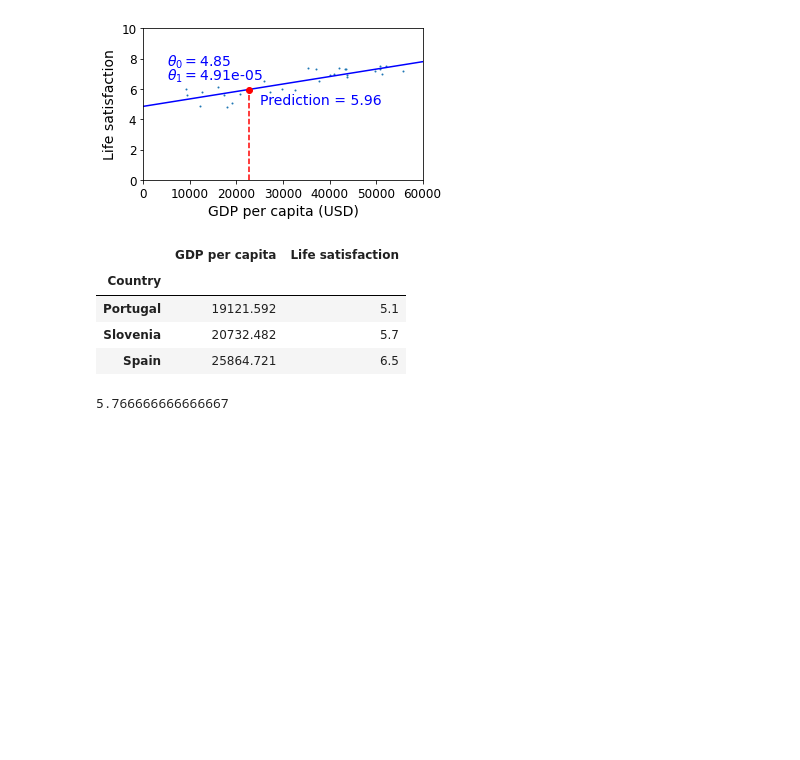
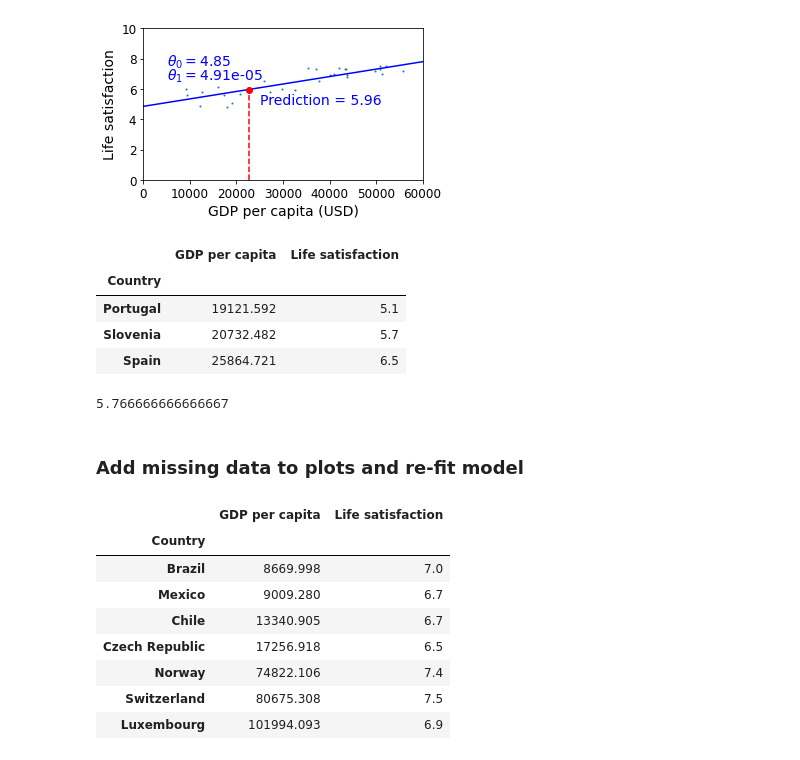
Before and after one commit to alozieoge/handson-ml2, a Jupyter notebook: MEE/Chapter1.ipynb, the cells around one changed output. Cells and saved outputs as stored; diff of their text form; code cells hidden in the pictures; blank space fills up the shorter version.

```diff
--- a/MEE/Chapter1.ipynb
+++ b/MEE/Chapter1.ipynb
@@ -542,0 +547,14 @@ sample_data["Life satisfaction"][7:10].mean()
+# %% [markdown]
+### Add missing data to plots and re-fit model
+# %%
+missing_data
+# %% [output]
+|  | GDP per capita | Life satisfaction |
+| Country |  |  |
+| Brazil | 8669.998 | 7.0 |
+| Mexico | 9009.280 | 6.7 |
+| Chile | 13340.905 | 6.7 |
+| Czech Republic | 17256.918 | 6.5 |
+| Norway | 74822.106 | 7.4 |
+| Switzerland | 80675.308 | 7.5 |
+| Luxembourg | 101994.093 | 6.9 |
```
Also changed, not shown: parts of 4 cells of this notebook.
